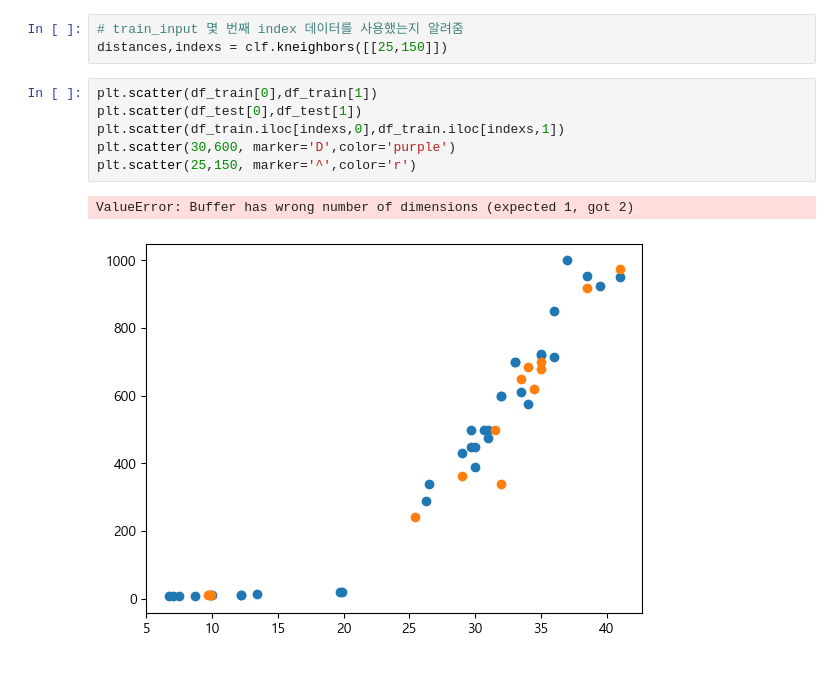
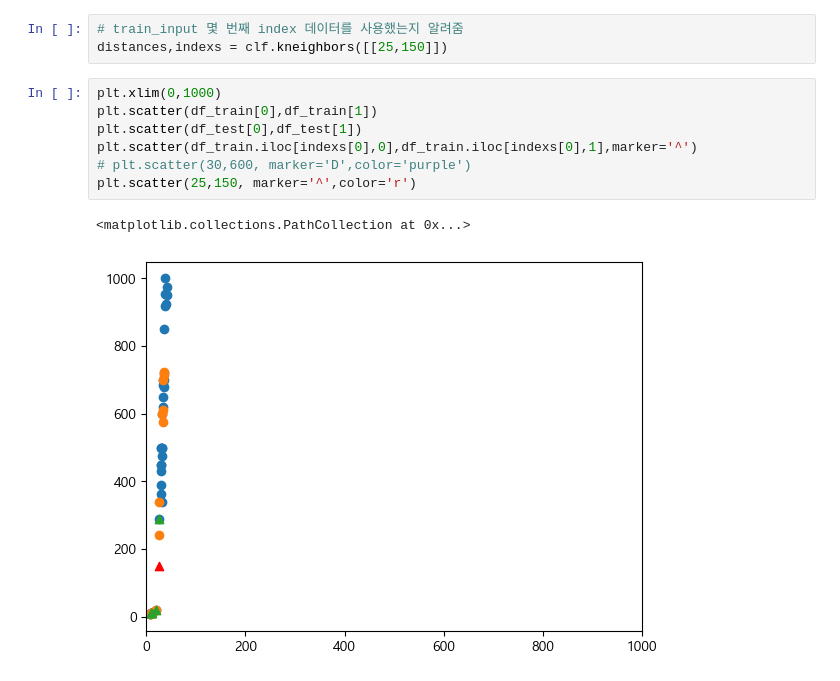
Before and after one commit to answeral/medical1, a Jupyter notebook: m0517/m0517_06.ipynb, the cells around one changed output. Saved outputs shown, nothing was run; the diff lists cells and outputs as text.

```diff
--- a/m0517/m0517_06.ipynb
+++ b/m0517/m0517_06.ipynb
@@ -163,14 +163,15 @@ print("예측데이터 : ",pre)
 # train_input 몇 번째 index 데이터를 사용했는지 알려줌
 distances,indexs = clf.kneighbors([[25,150]])
 # %%
+plt.xlim(0,1000)
 plt.scatter(df_train[0],df_train[1])
 plt.scatter(df_test[0],df_test[1])
-plt.scatter(df_train.iloc[indexs,0],df_train.iloc[indexs,1])
-plt.scatter(30,600, marker='D',color='purple')
+plt.scatter(df_train.iloc[indexs[0],0],df_train.iloc[indexs[0],1],marker='^')
+# plt.scatter(30,600, marker='D',color='purple')
 plt.scatter(25,150, marker='^',color='r')
 # %% [output]
-ValueError: Buffer has wrong number of dimensions (expected 1, got 2)
+<matplotlib.collections.PathCollection at 0x...>
-[figure, old version]
+[figure, new version]
 # %%
 score = clf.score(test_input,test_target)
 print("정답률 : ",score)
```
Also changed, not shown: parts of 4 cells of this notebook, 42 other files.
